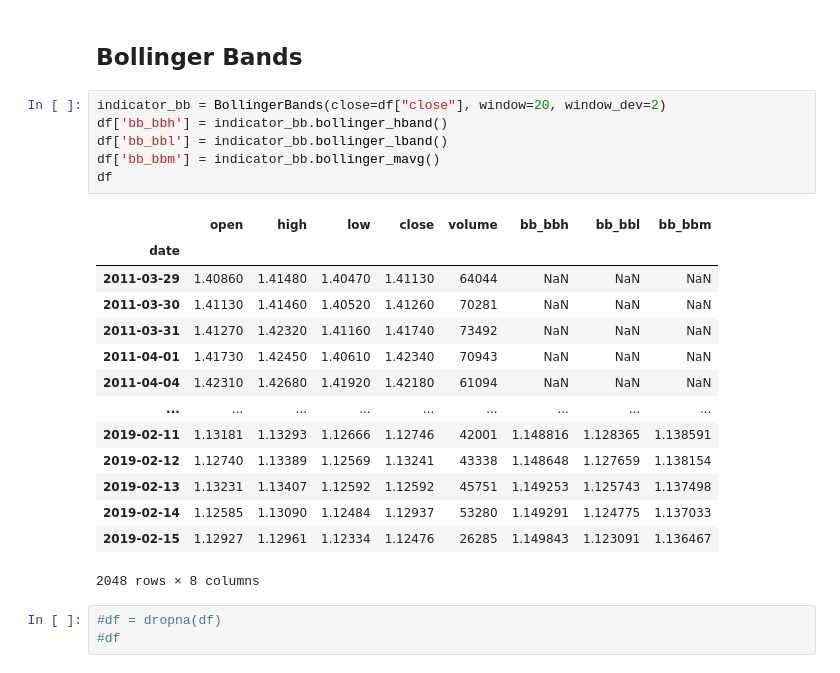
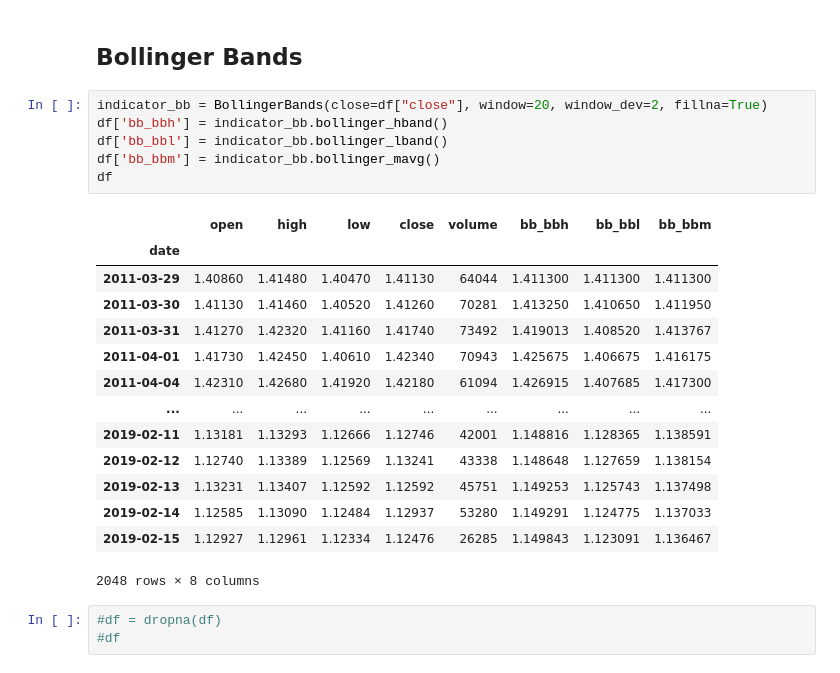
Before and after one commit to razmarrus/diploma, a Jupyter notebook: Features_Engineering.ipynb, the cells around one changed output. Drawn from its saved outputs; the diff is of its cells as text.

```diff
--- a/Features_Engineering.ipynb
+++ b/Features_Engineering.ipynb
@@ -38,19 +42,19 @@ df
 # %% [markdown]
 ## Bollinger Bands
 # %%
-indicator_bb = BollingerBands(close=df["close"], window=20, window_dev=2)
+indicator_bb = BollingerBands(close=df["close"], window=20, window_dev=2, fillna=True)
 df['bb_bbh'] = indicator_bb.bollinger_hband()
 df['bb_bbl'] = indicator_bb.bollinger_lband()
 df['bb_bbm'] = indicator_bb.bollinger_mavg()
 df
 # %% [output]
 |  | open | high | low | close | volume | bb_bbh | bb_bbl | bb_bbm |
 | date |  |  |  |  |  |  |  |  |
-| 2011-03-29 | 1.40860 | 1.41480 | 1.40470 | 1.41130 | 64044 | NaN | NaN | NaN |
-| 2011-03-30 | 1.41130 | 1.41460 | 1.40520 | 1.41260 | 70281 | NaN | NaN | NaN |
-| 2011-03-31 | 1.41270 | 1.42320 | 1.41160 | 1.41740 | 73492 | NaN | NaN | NaN |
-| 2011-04-01 | 1.41730 | 1.42450 | 1.40610 | 1.42340 | 70943 | NaN | NaN | NaN |
-| 2011-04-04 | 1.42310 | 1.42680 | 1.41920 | 1.42180 | 61094 | NaN | NaN | NaN |
+| 2011-03-29 | 1.40860 | 1.41480 | 1.40470 | 1.41130 | 64044 | 1.411300 | 1.411300 | 1.411300 |
+| 2011-03-30 | 1.41130 | 1.41460 | 1.40520 | 1.41260 | 70281 | 1.413250 | 1.410650 | 1.411950 |
+| 2011-03-31 | 1.41270 | 1.42320 | 1.41160 | 1.41740 | 73492 | 1.419013 | 1.408520 | 1.413767 |
+| 2011-04-01 | 1.41730 | 1.42450 | 1.40610 | 1.42340 | 70943 | 1.425675 | 1.406675 | 1.416175 |
+| 2011-04-04 | 1.42310 | 1.42680 | 1.41920 | 1.42180 | 61094 | 1.426915 | 1.407685 | 1.417300 |
 | ... | ... | ... | ... | ... | ... | ... | ... | ... |
 | 2019-02-11 | 1.13181 | 1.13293 | 1.12666 | 1.12746 | 42001 | 1.148816 | 1.128365 | 1.138591 |
 | 2019-02-12 | 1.12740 | 1.13389 | 1.12569 | 1.13241 | 43338 | 1.148648 | 1.127659 | 1.138154 |
```
Also changed, not shown: parts of 26 cells of this notebook, 1 other file.
